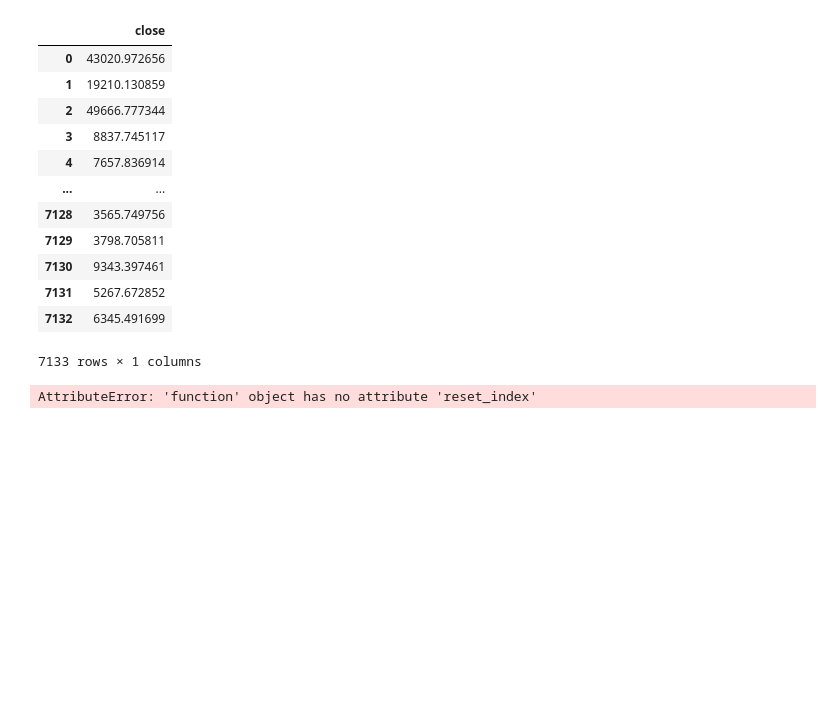
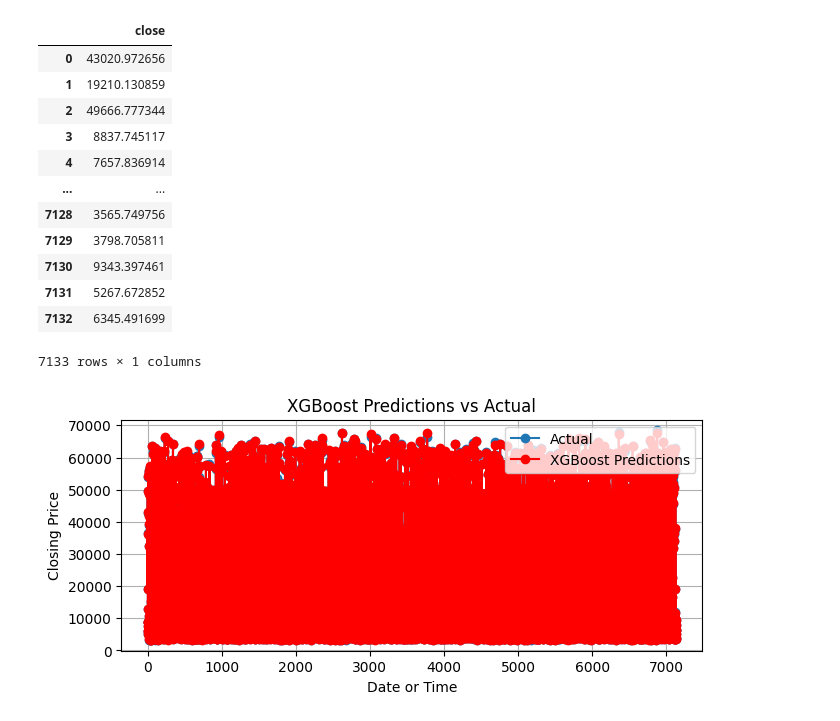
Before and after one commit to devroopsaha744/Predicting-time-series-using-xgboost, a Jupyter notebook: Time_Series_Forecast_to_predict_Stock_Data_BTC_USDT.ipynb, the cells around one changed output. Cells and saved outputs as stored; diff of their text form; code cells hidden in the pictures; blank space fills up the shorter version.

```diff
--- a/Time_Series_Forecast_to_predict_Stock_Data_BTC_USDT.ipynb
+++ b/Time_Series_Forecast_to_predict_Stock_Data_BTC_USDT.ipynb
@@ -133,10 +136,25 @@ pred
 7133 rows × 1 columns
 # %%
 x_test = x_test.reset_index()
+# %%
+predictions = x_test.join(pred)
+# %%
+y_test =  pd.DataFrame(y_test)
+# %%
+y_test = y_test.reset_index()
+# %%
+y_test = y_test.drop(['datetime'], axis = 1)
 # %%
 actual = x_test.join(y_test)
-# %%
-#y_test = pd.DataFrame(y_test, columns = 'close')
-y_test = y_test.reset_index
-# %% [output]
-AttributeError: 'function' object has no attribute 'reset_index'
+# %%
+plt.figure(figsize=(7.5, 3))
+plt.plot(actual.index, actual['close'], label='Actual', linestyle='-', marker='o')
+plt.plot(predictions.index, predictions['close'], label='XGBoost Predictions', linestyle='-', marker='o', color='red')
+plt.title('XGBoost Predictions vs Actual')
+plt.xlabel('Date or Time')
+plt.ylabel('Closing Price')
+plt.legend()
+plt.grid(True)
+plt.show()
+# %% [output]
+[figure, added]
```
Also changed, not shown: parts of 3 cells of this notebook.
